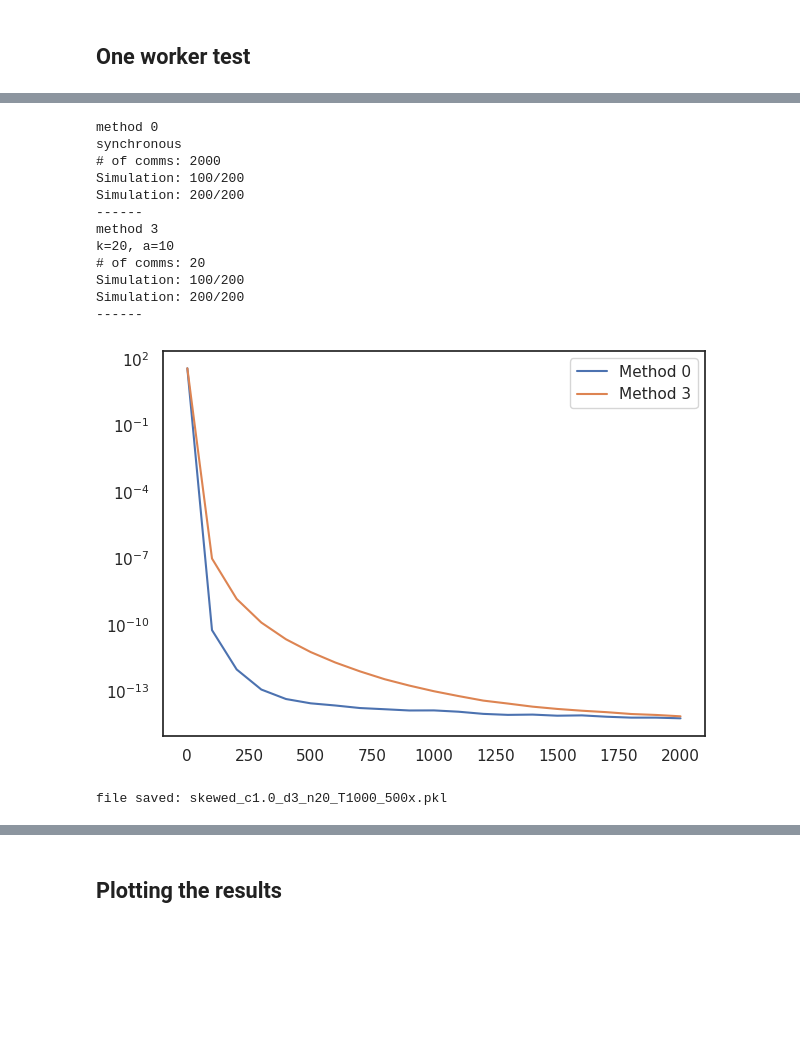
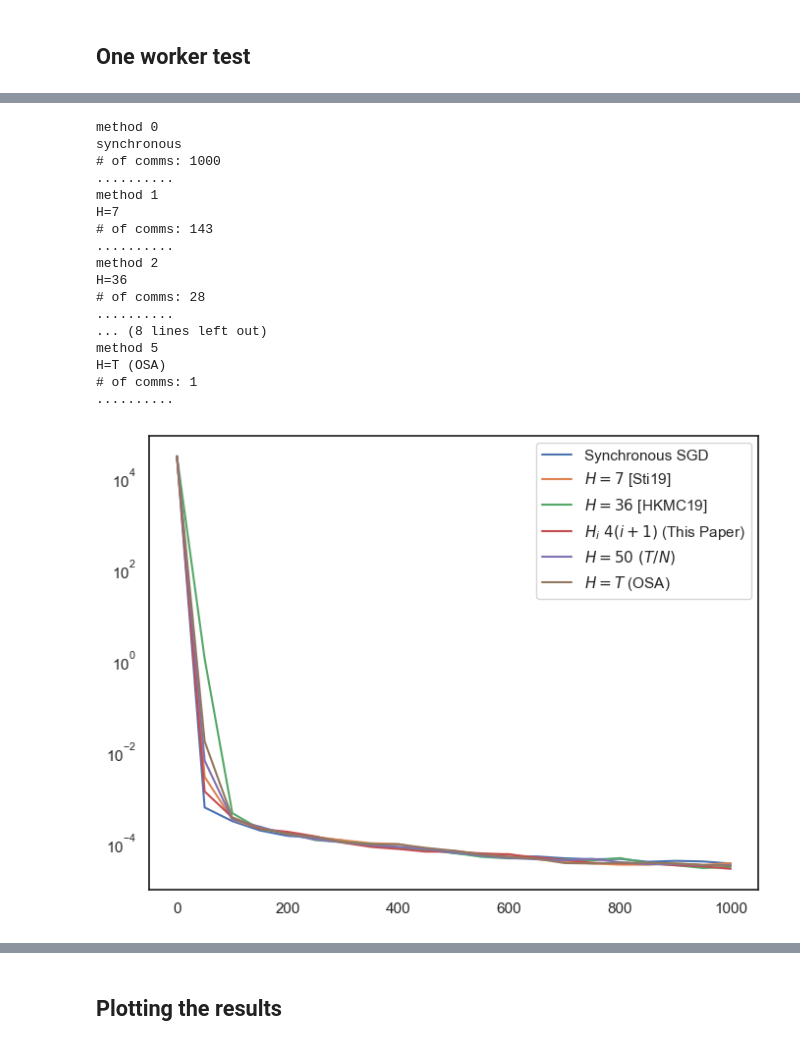
Before and after one commit to spiridonoff/Local-SGD, a Jupyter notebook: quadratic_conditioned.ipynb, the cells around one changed output, grey strips where cells are left out. Saved outputs shown, nothing was run; the diff lists cells and outputs as text; code cells hidden in the pictures; blank space fills up the shorter version.

```diff
--- a/quadratic_conditioned.ipynb
+++ b/quadratic_conditioned.ipynb
@@ -51,5 +67,5 @@ def noisy_loss(x, A, c = 0.0, sigma = 0.0):
 # %%
 with torch.no_grad():
-    loss_0 = noisy_loss(x0*torch.ones((d,1)), A=None, c = 0, sigma = 0).item()
+    loss_0 = F(arg.x0*torch.ones((arg.d,1)), arg, stochastic=False).item()
     print(loss_0)
 # %% [output]
@@ -57,32 +73,33 @@ with torch.no_grad():
 # %% [markdown]
 ## One worker test
 # %%
-x = torch.tensor(x0*np.ones((d,1), dtype=np.float32),requires_grad = True)
+x = torch.tensor(arg.x0*np.ones((arg.d,1), dtype=np.float32), requires_grad = True)
 
 optimizer = optim.SGD([x], lr=1.0)
-scheduler = optim.lr_scheduler.LambdaLR(optimizer, lambda t: 3.0/(mu*(t+beta)), last_epoch=-1)
+scheduler = optim.lr_scheduler.LambdaLR(optimizer, lambda t: 3/(arg.mu*(t+arg.beta)), last_epoch=-1)
 
 avg_loss = 0.0
 avg_losses = [loss_0]
 actual_losses = [loss_0]
 
-for t in range(T):
+for t in range(arg.T):
     optimizer.zero_grad()
-    loss = noisy_loss(x, A=A, c=c, sigma=sigma)
+    loss = F(x, arg)
 
     loss.backward()
     optimizer.step()
     scheduler.step()
 
     with torch.no_grad():
-        actual_loss = noisy_loss(x, A=A, c = 0, sigma = 0)
+        actual_loss = F(x, arg, stochastic=False)
     actual_losses.append(actual_loss)
     avg_loss += actual_loss
 
-    if t%plot_every == plot_every-1:
-        avg_loss /= plot_every
+    if (t+1)%arg.plot_every == 0:
+        avg_loss /= arg.plot_every
         avg_losses.append(avg_loss)
         avg_loss = 0.0
 
 print('loss: %.5f' %  (actual_loss))
+print(x)
 # %% [output]
@@ -217,57 +238,46 @@ def train_dist(comms, T, n, reps = 1, plot_every = 100, print_every = 10):
 # %%
-reps_dict = {0:500, 1:500, 2:500, 3:500, 4:500, 5:500}
-# running_dict = {}
 iter_avg_dict = {}
 iter_std_dict = {}
 comm_dict = {}
-beta = 1
-# print_every = reps/2
+plt.figure(figsize= (8,6))
 
-for method in [0,3]:
+methods = [0,1,2,3,4,5]
+for method in methods:
     print('method %d'% method)
-    comms = get_comms(n, method, T)
+    comms = get_comms(method, arg)
     print('# of comms: %d' % (len(comms)-1))
 
-#     reps = reps_dict[method]
-    reps = 200
-    print_every = reps/2
 
-    comm_error_avg, iter_error_avg, iter_error2_avg = train_dist(comms, T, n, reps, plot_every, print_every)
+    result = train_dist(comms, arg)
 
-    iter_std = np.sqrt(iter_error2_avg - iter_error_avg**2)
+    comm_dict[method] = result['comm_error_avg']
+    iter_avg_dict[method] = result['iter_error_avg']
+    iter_std_dict[method] = np.sqrt(result['iter_error2_avg'] - result['iter_error_avg']**2)/np.sqrt(arg.reps)
 
-#     running_dict[method] = running_error_avg
-    iter_avg_dict[method] = iter_error_avg
-    iter_std_dict[method] = iter_std
-    comm_dict[method] = comm_error_avg
 
 #     plt.fill_between(plot_every*np.arange(len(iter_error_avg)), iter_error_avg - iter_std, iter_error_avg + iter_std, alpha = 0.3)
-    plt.plot(plot_every*np.arange(len(iter_error_avg)), iter_error_avg, '-', label = 'Method %d' % method)
-    print('------')
+    plt.plot(arg.plot_every*np.arange(len(result['iter_error_avg'])), result['iter_error_avg'], '-', label = plot_labels[method])
+#     print('------')
 
 plt.yscale('log')
 plt.legend()
 plt.show()
 # %% [output]
 method 0
 synchronous
-# of comms: 2000
-Simulation: 100/200
-Simulation: 200/200
-------
-method 3
-k=20, a=10
-# of comms: 20
-Simulation: 100/200
-Simulation: 200/200
-------
+# of comms: 1000
+..........
+method 1
+H=7
+# of comms: 143
+..........
+method 2
+H=36
+# of comms: 28
+..........
+... (8 lines left out)
+method 5
+H=T (OSA)
+# of comms: 1
+..........
-[figure, old version]
+[figure, new version]
-# %%
-# Save results to a file
-file_name = 'skewed_c{:.1f}_d{}_n{}_T{}_{}x.pkl'.format(c,d,n,T,reps)
-with open( file_name, 'wb') as f:
-    pickle.dump({'iter_avg_dict': iter_avg_dict, 'iter_std_dict': iter_std_dict, 'comm_dict': comm_dict, 'reps': reps, 'plot_every': plot_every, 'T': T, 'plot_labels': plot_labels, 'n': n}, f)
-    f.close()
-print('file saved: ' + file_name)
-# %% [output]
-file saved: skewed_c1.0_d3_n20_T1000_500x.pkl
```
Also changed, not shown: parts of 25 cells of this notebook.
